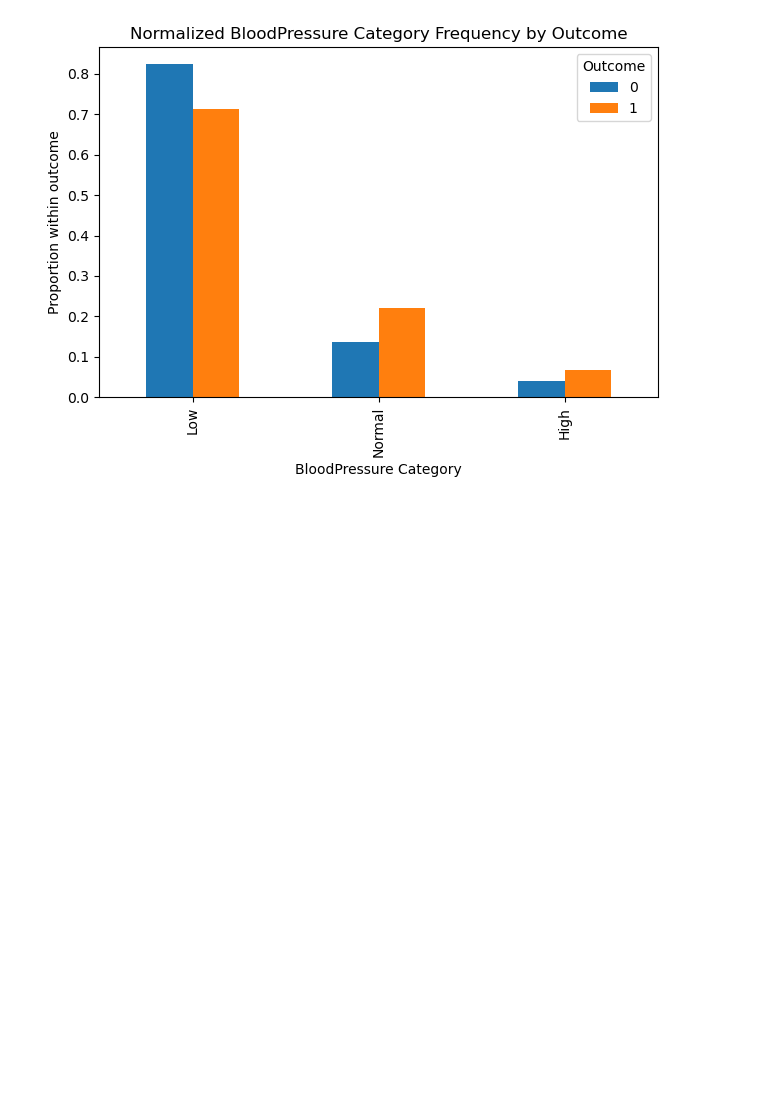
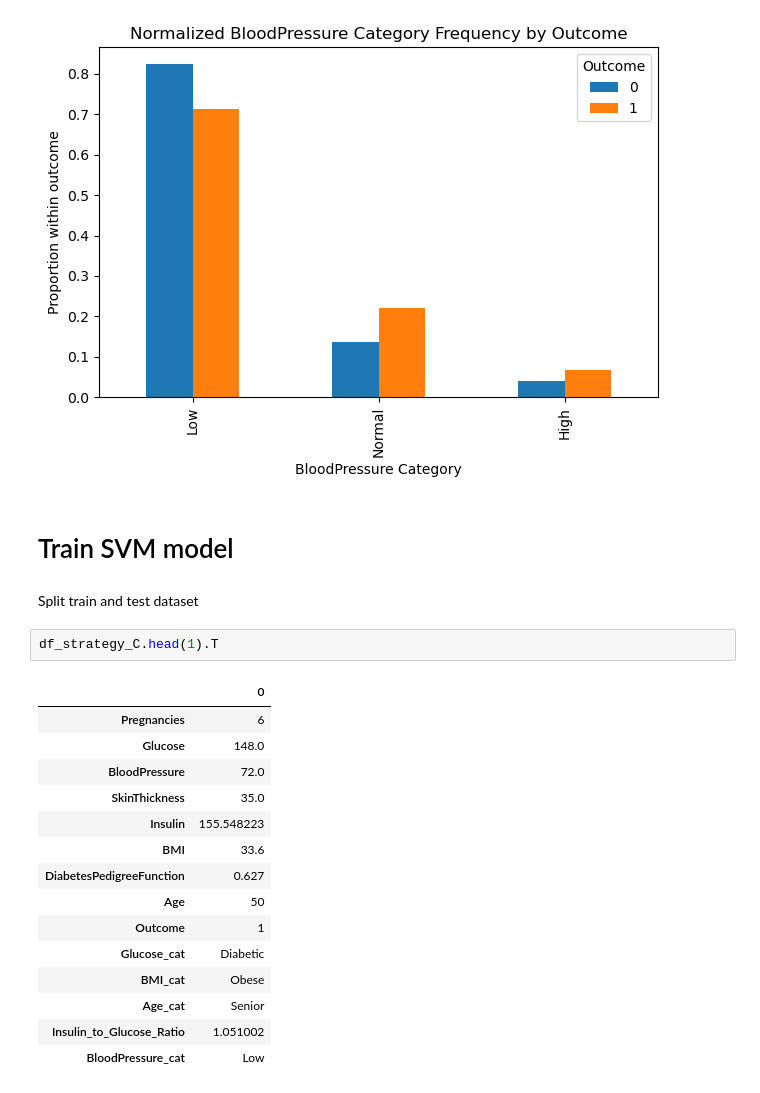
Before and after one commit to S66K22/MaktabHomeworks, a Jupyter notebook: hw11/Untitled.ipynb, the cells around one changed output. Drawn from its saved outputs; the diff is of its cells as text; blank space fills up the shorter version.

```diff
--- a/hw11/Untitled.ipynb
+++ b/hw11/Untitled.ipynb
@@ -481,3 +489,25 @@ plt.tight_layout()
 plt.show()
 # %% [output]
 [figure]
+# %% [markdown]
+# Train SVM model
+# %% [markdown]
+Split train and test dataset
+# %%
+df_strategy_C.head(1).T
+# %% [output]
+|  | 0 |
+| Pregnancies | 6 |
+| Glucose | 148.0 |
+| BloodPressure | 72.0 |
+| SkinThickness | 35.0 |
+| Insulin | 155.548223 |
+| BMI | 33.6 |
+| DiabetesPedigreeFunction | 0.627 |
+| Age | 50 |
+| Outcome | 1 |
+| Glucose_cat | Diabetic |
+| BMI_cat | Obese |
+| Age_cat | Senior |
+| Insulin_to_Glucose_Ratio | 1.051002 |
+| BloodPressure_cat | Low |
```
Also changed, not shown: parts of 17 cells of this notebook, 1 other file.
